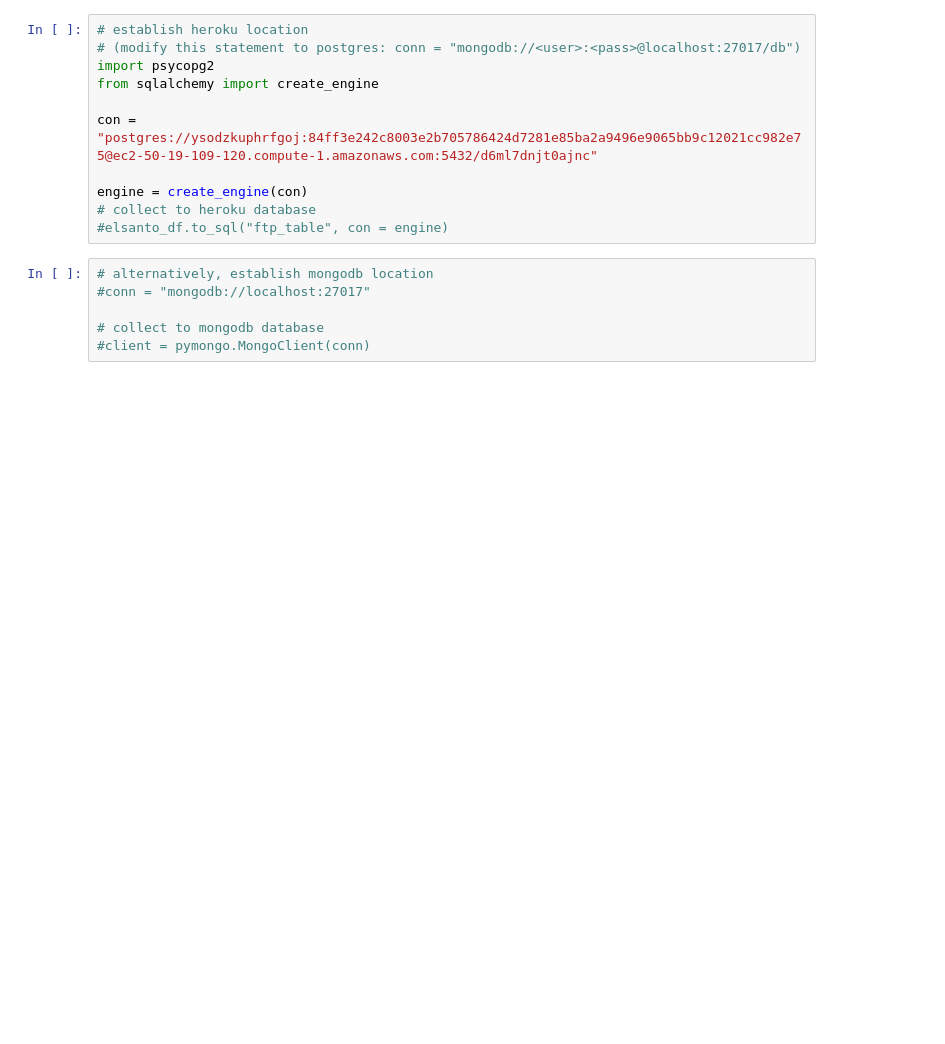
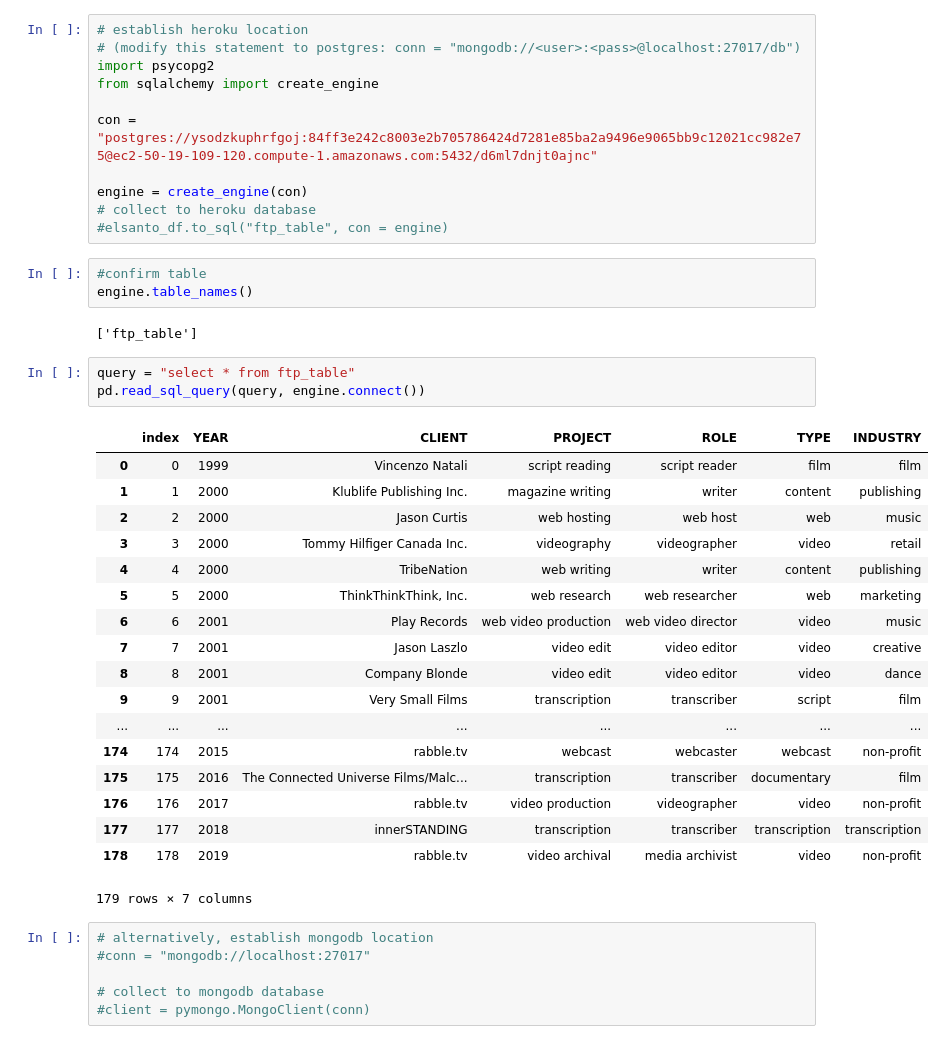
Before and after one commit to elsantonato/18-Project_3-The_Numbers, a Jupyter notebook: ftpmedia_app/data_cleaning.ipynb, the cells around one changed output. Cells and saved outputs as stored; diff of their text form; blank space fills up the shorter version.

```diff
--- a/ftpmedia_app/data_cleaning.ipynb
+++ b/ftpmedia_app/data_cleaning.ipynb
@@ -413,6 +440,33 @@ con = "postgres://ysodzkuphrfgoj:84ff3e242c8003e2b705786424d7281e85ba2a9496e9065
 engine = create_engine(con)
 # collect to heroku database
 #elsanto_df.to_sql("ftp_table", con = engine)
+# %%
+#confirm table
+engine.table_names()
+# %% [output]
+['ftp_table']
+# %%
+query = "select * from ftp_table"
+pd.read_sql_query(query, engine.connect())
+# %% [output]
+|  | index | YEAR | CLIENT | PROJECT | ROLE | TYPE | INDUSTRY |
+| 0 | 0 | 1999 | Vincenzo Natali | script reading | script reader | film | film |
+| 1 | 1 | 2000 | Klublife Publishing Inc. | magazine writing | writer | content | publishing |
+| 2 | 2 | 2000 | Jason Curtis | web hosting | web host | web | music |
+| 3 | 3 | 2000 | Tommy Hilfiger Canada Inc. | videography | videographer | video | retail |
+| 4 | 4 | 2000 | TribeNation | web writing | writer | content | publishing |
+| 5 | 5 | 2000 | ThinkThinkThink, Inc. | web research | web researcher | web | marketing |
+| 6 | 6 | 2001 | Play Records | web video production | web video director | video | music |
+| 7 | 7 | 2001 | Jason Laszlo | video edit | video editor | video | creative |
+| 8 | 8 | 2001 | Company Blonde | video edit | video editor | video | dance |
+| 9 | 9 | 2001 | Very Small Films | transcription | transcriber | script | film |
+| ... | ... | ... | ... | ... | ... | ... | ... |
+| 174 | 174 | 2015 | rabble.tv | webcast | webcaster | webcast | non-profit |
+| 175 | 175 | 2016 | The Connected Universe Films/Malc... | transcription | transcriber | documentary | film |
+| 176 | 176 | 2017 | rabble.tv | video production | videographer | video | non-profit |
+| 177 | 177 | 2018 | innerSTANDING | transcription | transcriber | transcription | transcription |
+| 178 | 178 | 2019 | rabble.tv | video archival | media archivist | video | non-profit |
+179 rows × 7 columns
 # %%
 # alternatively, establish mongodb location
 #conn = "mongodb://localhost:27017"
```
Also changed, not shown: parts of 13 cells of this notebook, 3 other files.
